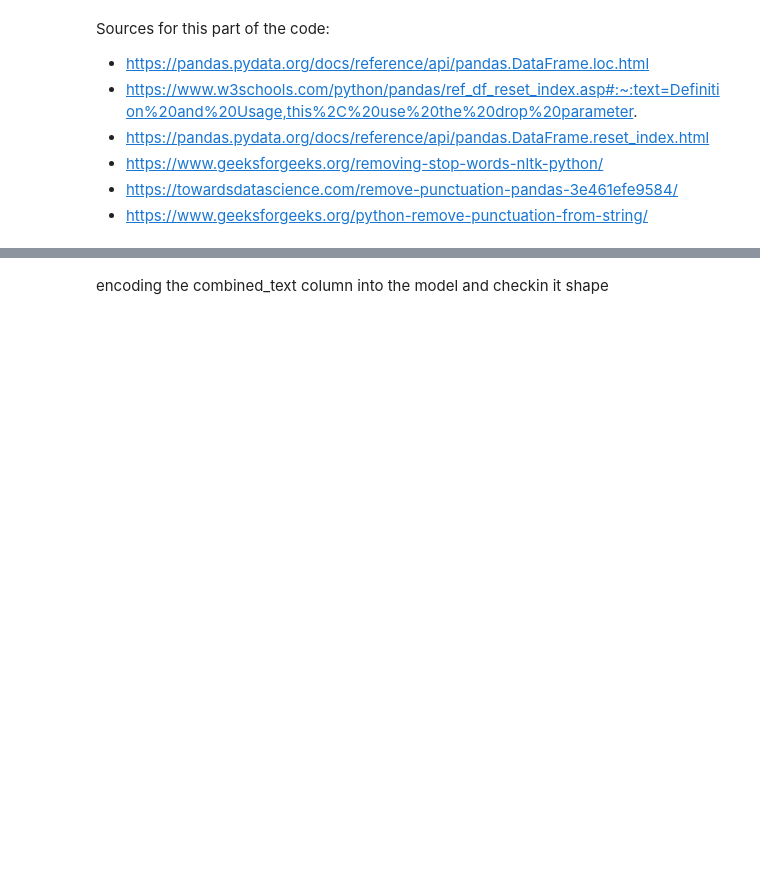
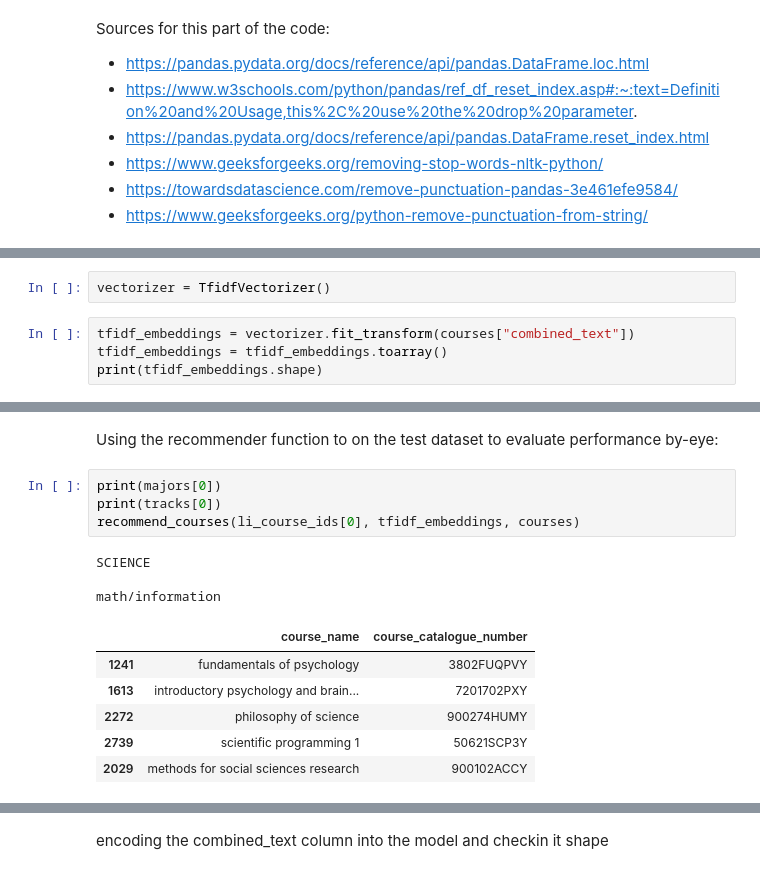
Before and after one commit to adriannazaranska/text_mining_project, a Jupyter notebook: auc_course_recommender.ipynb, the cells around one changed output, grey strips where cells are left out. Cells and saved outputs as stored; diff of their text form; blank space fills up the shorter version.

Commit message:
Add TF-IDF as base model | Restructure course recommender notebook

```diff
--- a/auc_course_recommender.ipynb
+++ b/auc_course_recommender.ipynb
@@ -77,0 +87,6 @@ Sources for this part of the code:
+# %%
+vectorizer = TfidfVectorizer()
+# %%
+tfidf_embeddings = vectorizer.fit_transform(courses["combined_text"])
+tfidf_embeddings = tfidf_embeddings.toarray()
+print(tfidf_embeddings.shape)
@@ -77,0 +157,16 @@ Sources for this part of the code:
+# %% [markdown]
+Using the recommender function to on the test dataset to evaluate performance by-eye:
+# %%
+print(majors[0])
+print(tracks[0])
+recommend_courses(li_course_ids[0], tfidf_embeddings, courses)
+# %% [output]
+SCIENCE
+
+math/information
+|  | course_name | course_catalogue_number |
+| 1241 | fundamentals of psychology | 3802FUQPVY |
+| 1613 | introductory psychology and brain... | 7201702PXY |
+| 2272 | philosophy of science | 900274HUMY |
+| 2739 | scientific programming 1 | 50621SCP3Y |
+| 2029 | methods for social sciences research | 900102ACCY |
```
Also changed, not shown: parts of 49 cells of this notebook.
